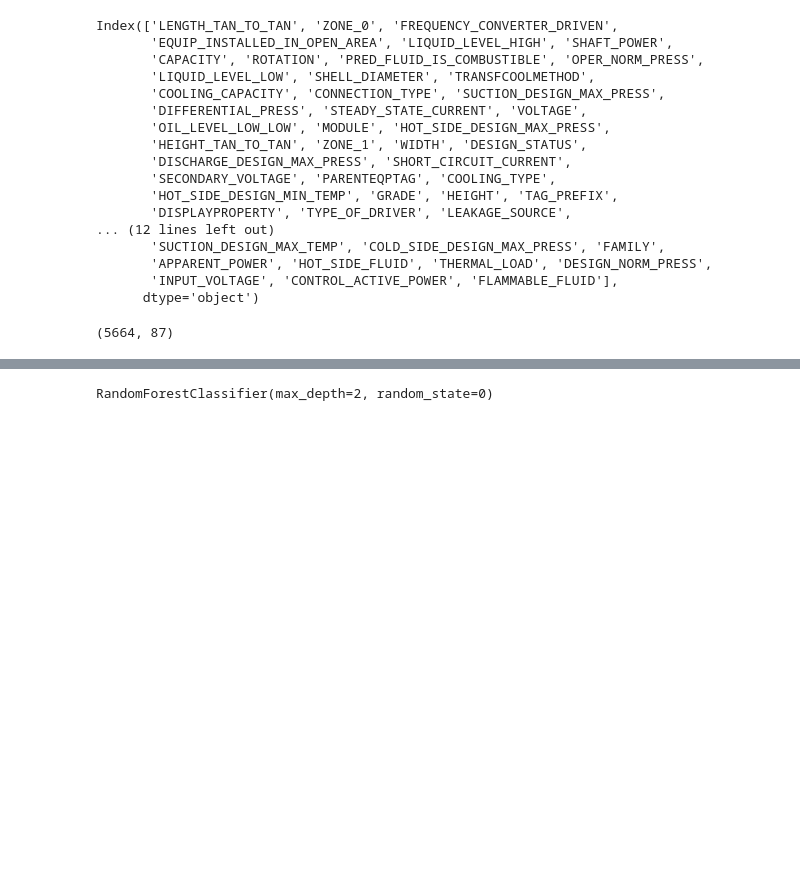
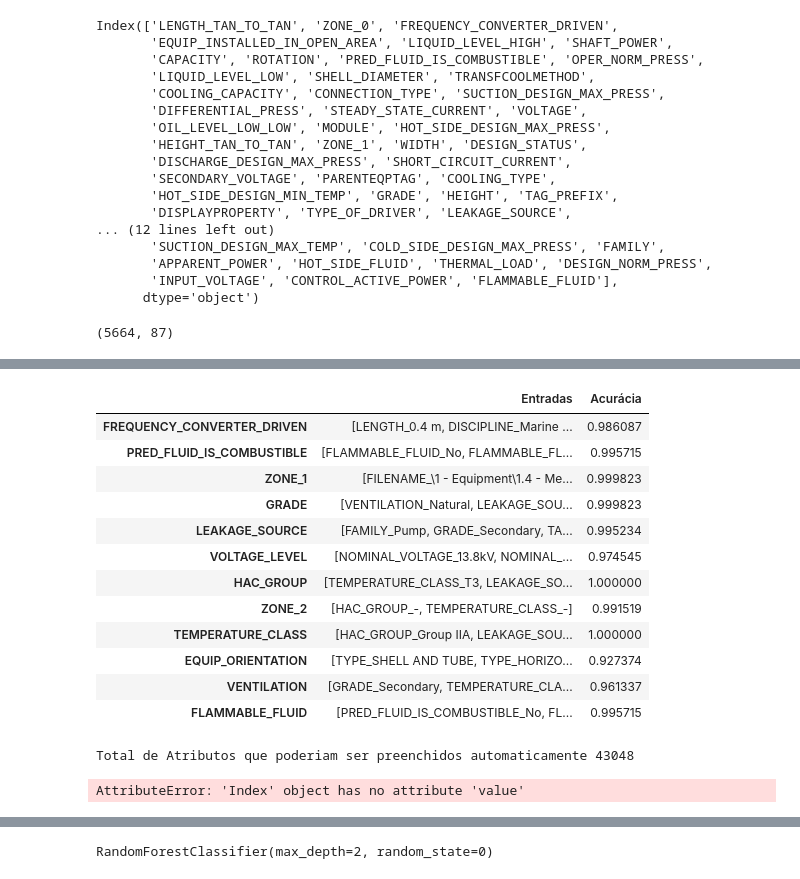
Before and after one commit to secretaria-ICA/Descoberta_de_Padroes_em_Bases_de_Dados_de_Engenharia_para_Automatizar_o_Preenchimento, a Jupyter notebook: FPSO_Relação_de_dados.ipynb, the cells around one changed output, grey strips where cells are left out. Drawn from its saved outputs; the diff is of its cells as text; code cells hidden in the pictures; blank space fills up the shorter version.

Commit message:
Versão Final para apresentação
Nesta versão foram obtidos 12 atributos automatizáveis.

```diff
--- a/FPSO_Relação_de_dados.ipynb
+++ b/FPSO_Relação_de_dados.ipynb
@@ -297,9 +139,0 @@ ValueError: The truth value of a Series is ambiguous. Use a.empty, a.bool(), a.i
-# %%
-colunas_numericas_a_retirar = []
-for c in non_numeric_columns:
-    if True in equip_sppid[c].str.contains(r'[0-9]').unique():
-        print('Coluna contem numero: ',c)
-        print(equip_sppid[c].unique())
-        if c not in ['MODULE','ZONE_1','TYPE','ZONE_2','TEMPERATURE_CLASS']:
-            colunas_numericas_a_retirar.append(c)
-print(colunas_numericas_a_retirar)
@@ -335,2 +244,29 @@ from apyori import apriori
+# %%
+Atributos_automatizaveis
+# %% [output]
+|  | Entradas | Acurácia |
+| FREQUENCY_CONVERTER_DRIVEN | [LENGTH_0.4 m, DISCIPLINE_Marine ... | 0.986087 |
+| PRED_FLUID_IS_COMBUSTIBLE | [FLAMMABLE_FLUID_No, FLAMMABLE_FL... | 0.995715 |
+| ZONE_1 | [FILENAME_\1 - Equipment\1.4 - Me... | 0.999823 |
+| GRADE | [VENTILATION_Natural, LEAKAGE_SOU... | 0.999823 |
+| LEAKAGE_SOURCE | [FAMILY_Pump, GRADE_Secondary, TA... | 0.995234 |
+| VOLTAGE_LEVEL | [NOMINAL_VOLTAGE_13.8kV, NOMINAL_... | 0.974545 |
+| HAC_GROUP | [TEMPERATURE_CLASS_T3, LEAKAGE_SO... | 1.000000 |
+| ZONE_2 | [HAC_GROUP_-, TEMPERATURE_CLASS_-] | 0.991519 |
+| TEMPERATURE_CLASS | [HAC_GROUP_Group IIA, LEAKAGE_SOU... | 1.000000 |
+| EQUIP_ORIENTATION | [TYPE_SHELL AND TUBE, TYPE_HORIZO... | 0.927374 |
+| VENTILATION | [GRADE_Secondary, TEMPERATURE_CLA... | 0.961337 |
+| FLAMMABLE_FLUID | [PRED_FLUID_IS_COMBUSTIBLE_No, FL... | 0.995715 |
+# %%
+conta = 0
+for aut in Atributos_automatizaveis.index:
+    conta = conta + equip_sppid[aut].count()
+print('Total de Atributos que poderiam ser preenchidos automaticamente',conta)
+# %% [output]
+Total de Atributos que poderiam ser preenchidos automaticamente 43048
+# %%
+Atributos_automatizaveis.index
+# %% [output]
+AttributeError: 'Index' object has no attribute 'value'
 # %%
 equip_sppid_subset = equip_sppid.loc[:,["TAG_PREFIX","DISCIPLINE","FAMILY","TYPE"]]
```
Also changed, not shown: parts of 17 cells of this notebook.
